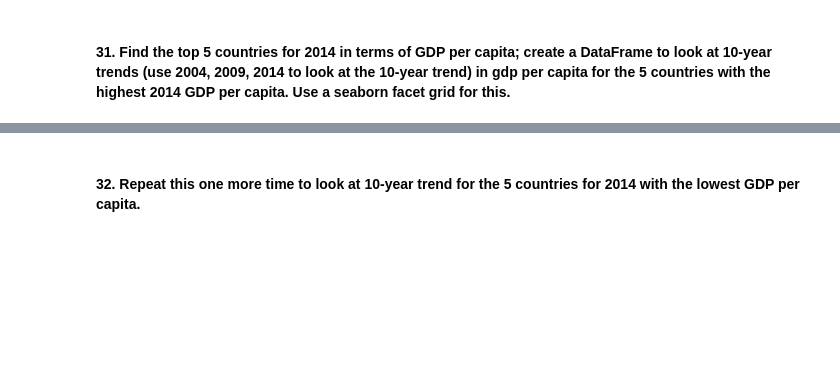
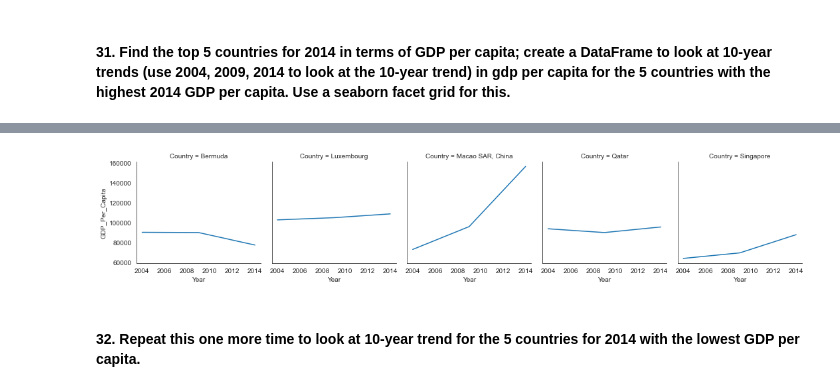
Before and after one commit to NSS-Data-Analytics-Cohort-7/gdp-and-internet-usage-tlong1106, a Jupyter notebook: notebooks/un_data_project.ipynb, the cells around one changed output, grey strips where cells are left out. Cells and saved outputs as stored; diff of their text form; code cells hidden in the pictures; blank space fills up the shorter version.

```diff
--- a/notebooks/un_data_project.ipynb
+++ b/notebooks/un_data_project.ipynb
@@ -215,3 +508,3 @@ gdp_internet_2014.sort_values(["GDP_Per_Capita"], ascending=False).head(5)
 # %%
-# Largely a copy and paste from question 30
-# Graphs will look the same, only change is data from internet users to GDP per capita
+top_5_gdp = gdp_and_internet_use[gdp_and_internet_use["Country"].isin(["Macao SAR, China", "Luxembourg", "Qatar", "Singapore", "Bermuda"]) & gdp_and_internet_use["Year"].isin([2004, 2009, 2014])]
+print(top_5_gdp)
@@ -218,3 +528,10 @@ gdp_internet_2014.sort_values(["GDP_Per_Capita"], ascending=False).head(5)
+# %%
+sns.set_style("white")
+top_countries = sns.FacetGrid(top_5_gdp, col="Country")
+top_countries.map(sns.lineplot, "Year","GDP_Per_Capita")
+plt.show()
+# %% [output]
+[figure, added]
 # %% [markdown]
 #### 32. Repeat this one more time to look at 10-year trend for the 5 countries for 2014 with the lowest GDP per capita.
 # %%
```
Also changed, not shown: parts of 38 cells of this notebook.
